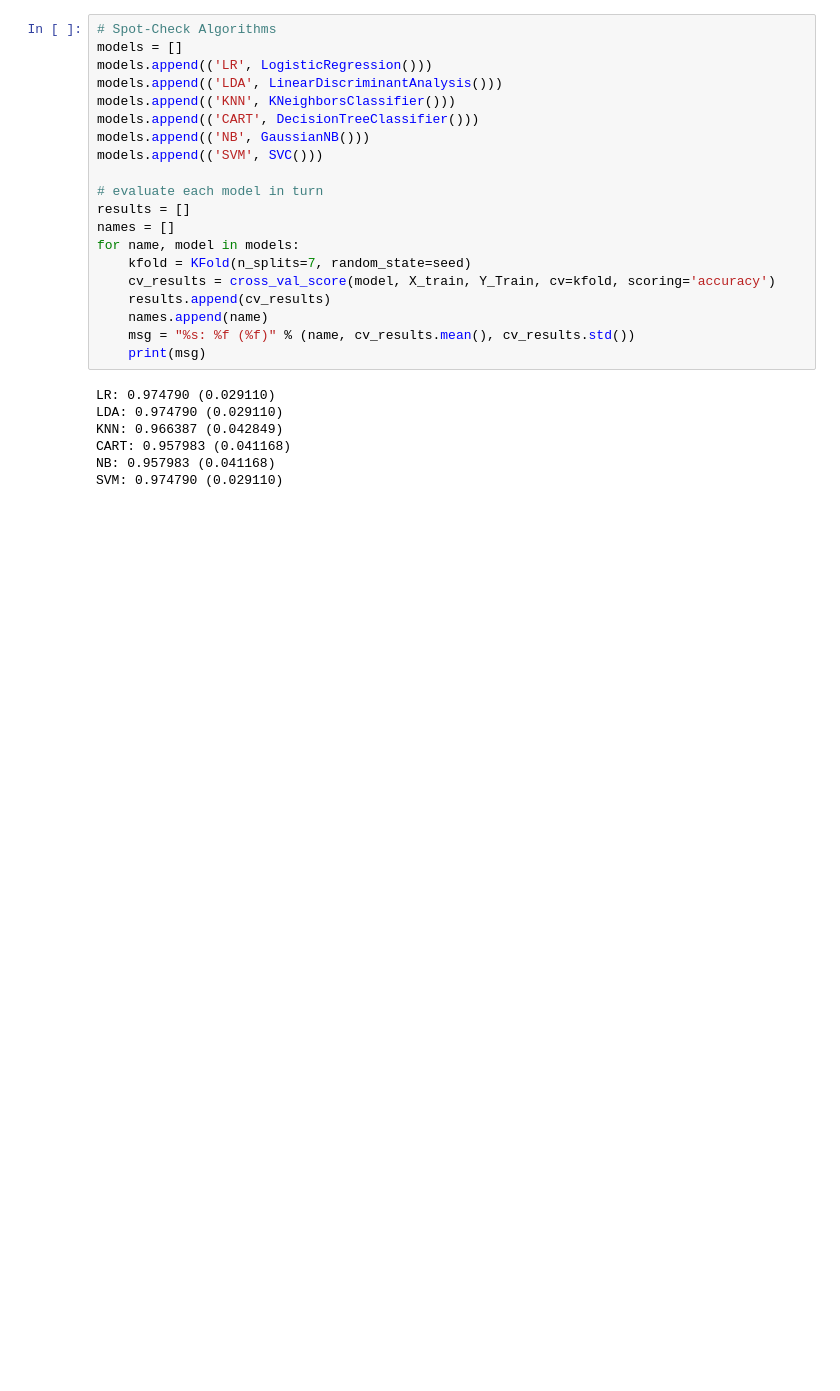
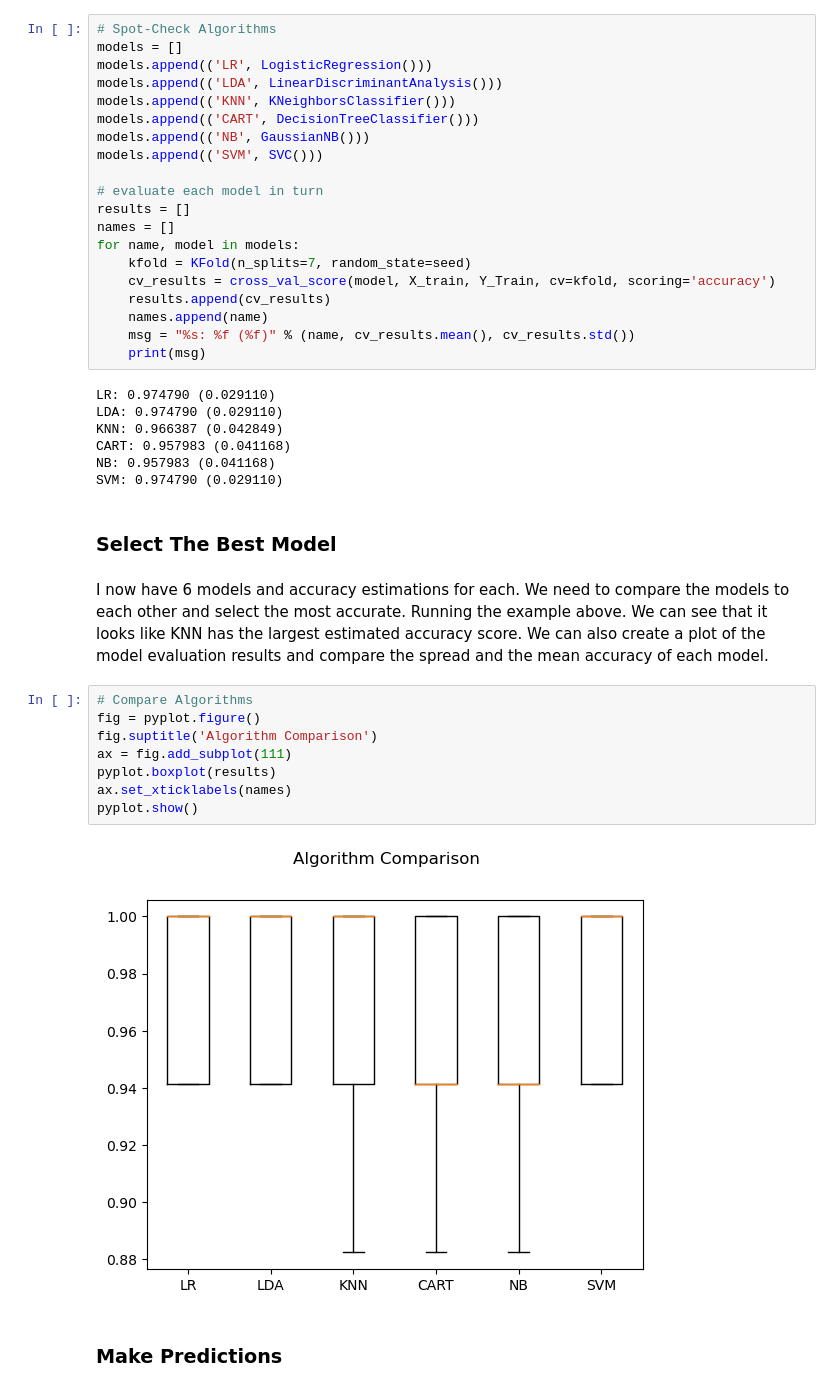
Before and after one commit to rabobahago/Machine_learning_projects, a Jupyter notebook: classification_of _iris_flowers/main.ipynb, the cells around one changed output. Cells and saved outputs as stored; diff of their text form; blank space fills up the shorter version.

```diff
--- a/classification_of _iris_flowers/main.ipynb
+++ b/classification_of _iris_flowers/main.ipynb
@@ -184,3 +184,20 @@ KNN: 0.966387 (0.042849)
 CART: 0.957983 (0.041168)
 NB: 0.957983 (0.041168)
 SVM: 0.974790 (0.029110)
+# %% [markdown]
+### Select The Best Model
+# %% [markdown]
+I now have 6 models and accuracy estimations for each. We need to compare the models to
+each other and select the most accurate. Running the example above. We can see that it looks like KNN has the largest estimated accuracy score. We can also create a plot of the model evaluation results and compare the spread and the mean accuracy of each model.
+# %%
+# Compare Algorithms
+fig = pyplot.figure()
+fig.suptitle('Algorithm Comparison')
+ax = fig.add_subplot(111)
+pyplot.boxplot(results)
+ax.set_xticklabels(names)
+pyplot.show()
+# %% [output]
+[figure, added]
+# %% [markdown]
+### Make Predictions
```
Also changed, not shown: parts of 2 cells of this notebook.
